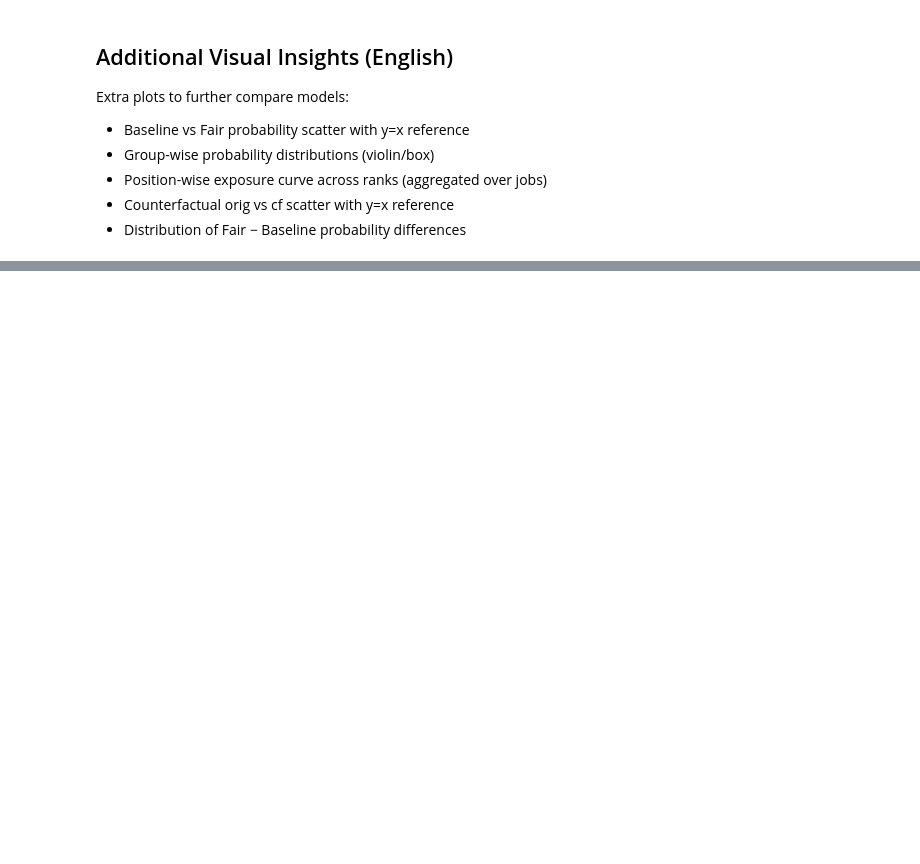
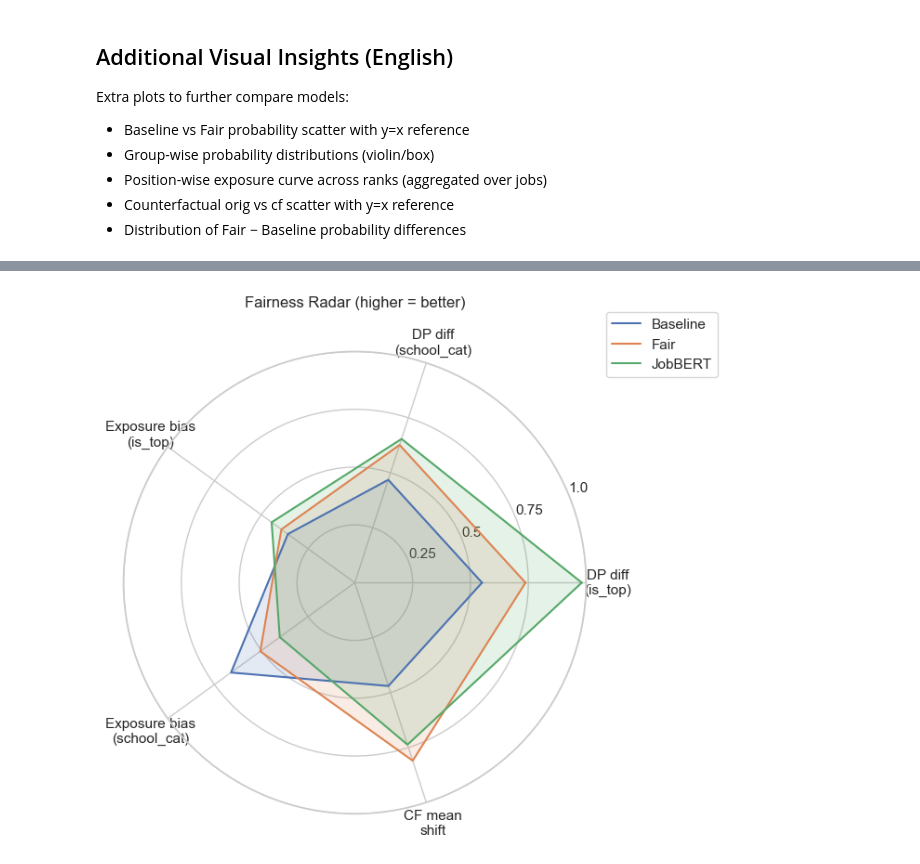
Before and after one commit to Edwarddev0723/bge-lora-fairness-finetuning, a Jupyter notebook: notebooks/05_scoring_and_counterfactual_eval.ipynb, the cells around one changed output, grey strips where cells are left out. Saved outputs shown, nothing was run; the diff lists cells and outputs as text; code cells hidden in the pictures; blank space fills up the shorter version.

```diff
--- a/notebooks/05_scoring_and_counterfactual_eval.ipynb
+++ b/notebooks/05_scoring_and_counterfactual_eval.ipynb
@@ -32,8 +32,17 @@ DATA_DIR = Path('..') / 'data' / 'eval'
 OUT_BASELINE = DATA_DIR / 'baseline_scored.csv'
 OUT_FAIR = DATA_DIR / 'fair_scored.csv'
 OUT_CF = DATA_DIR / 'counterfactual_scored.csv'
+OUT_ALL = DATA_DIR / 'all_models_scored.csv'  # unified output
 print(f'Device: {DEVICE}')
 print(f'Data dir: {DATA_DIR.resolve()}')
+
+# 1.1 Configurable parameters (adjust here)
+R_ACCEPT = 0.10      # acceptance rate for parity & flip metrics
+TOP_K = 10           # Top-K for exposure
+BATCH_BGE = 32       # batch size for BGE-based models
+BATCH_JOBBERT = 8    # batch size for JobBERT
+MAX_LEN_BGE = 256    # max length for BGE tokenizer
+print(f'Config => R_ACCEPT={R_ACCEPT}, TOP_K={TOP_K}, BATCH_BGE={BATCH_BGE}, BATCH_JOBBERT={BATCH_JOBBERT}')
 # %% [output]
 Device: mps
 Data dir: /Users/edwardhuang/Documents/GitHub/bge-lora-fairness-finetuning/data/eval
@@ -80,7 +92,6 @@ if LOCAL_FAIR_CKPT.exists():
         ckpt = torch.load(LOCAL_FAIR_CKPT, map_location=DEVICE)
         state = ckpt.get('model_state_dict', None) if isinstance(ckpt, dict) else None
         if state is None and isinstance(ckpt, dict):
-            # sometimes saved as plain state_dict
             state = ckpt
         if state is not None:
             missing, unexpected = fair_model.load_state_dict(state, strict=False)
@@ -96,6 +107,15 @@ else:
 fair_model.to(DEVICE)
 fair_model.eval()
 print('Fair model ready.')
+
+# 4.1 Load JobBERT (SentenceTransformer)
+try:
+    from sentence_transformers import SentenceTransformer, util as st_util
+    jobbert_model = SentenceTransformer('TechWolf/JobBERT-v2')
+    print('JobBERT model loaded.')
+except Exception as e:
+    jobbert_model = None
+    print(f'Failed to load JobBERT: {e}')
 # %% [output]
 Loaded local fair checkpoint: ../models/fair_adversarial/best_fairness_model.pt
   Missing keys: 391 | Unexpected keys: 715
@@ -829,0 +950,70 @@ Additional visuals completed. Figures saved to: ../reports/fairness_metrics
+# %%
+# 12) Fairness Radar (fixed ranges; higher = better)
+import numpy as np
+import matplotlib.pyplot as plt
+from pathlib import Path
+
+FIG_DIR = Path('..') / 'reports' / 'fairness_metrics'
+FIG_DIR.mkdir(parents=True, exist_ok=True)
+
+# Raw metrics (lower = fairer)
+metrics = {
+    "DP_diff_is_top": {"Baseline": 0.0225, "Fair": 0.0131, "JobBERT": 0.00094},
+    "DP_diff_school_cat": {"Baseline": 0.1064, "Fair": 0.0747, "JobBERT": 0.0692},
+    "Expo_bias_is_top": {"Baseline": 0.3854, "Fair": 0.3646, "JobBERT": 0.3333},
+    "Expo_bias_school_cat": {"Baseline": 0.1354, "Fair": 0.1979, "JobBERT": 0.2396},
+    "CF_mean_shift": {"Baseline": 0.0159, "Fair": 0.0057, "JobBERT": 0.00789},
+}
+
+# Fixed expected ranges per metric (tune as needed)
+RANGES = {
+    "DP_diff_is_top": (0.0, 0.05),
+    "DP_diff_school_cat": (0.0, 0.20),
+    "Expo_bias_is_top": (0.0, 0.60),
+    "Expo_bias_school_cat": (0.0, 0.40),
+    "CF_mean_shift": (0.0, 0.03),
+}
+
+FLOOR = 0.05  # avoid degenerate zero polygons
+models = ["Baseline", "Fair", "JobBERT"]
+dims = list(metrics.keys())
+
+fair_scores = {m: [] for m in models}
+for dim in dims:
+    lo, hi = RANGES[dim]
+    for m in models:
+        v = metrics[dim][m]
+        s = 1.0 - (v - lo) / max(hi - lo, 1e-9)  # lower is better
+        s = float(np.clip(s, 0.0, 1.0))
+        fair_scores[m].append(max(s, FLOOR))
+
+# Radar chart
+num_vars = len(dims)
+angles = np.linspace(0, 2 * np.pi, num_vars, endpoint=False).tolist()
+angles += angles[:1]
+def close(vals): return vals + vals[:1]
+
+plt.figure(figsize=(7, 7))
+ax = plt.subplot(111, polar=True)
+for model, color in zip(models, ['tab:blue', 'tab:green', 'tab:orange']):
+    vals = fair_scores[model]
+    ax.plot(angles, close(vals), label=model)
+    ax.fill(angles, close(vals), alpha=0.15)
+
+labels = [
+    "DP diff\n(is_top)",
+    "DP diff\n(school_cat)",
+    "Exposure bias\n(is_top)",
+    "Exposure bias\n(school_cat)",
+    "CF mean\nshift",
+]
+ax.set_xticks(angles[:-1]); ax.set_xticklabels(labels)
+ax.set_yticks([0.25, 0.5, 0.75, 1.0]); ax.set_yticklabels(["0.25","0.5","0.75","1.0"])
+ax.set_ylim(0, 1)
+plt.title("Fairness Radar (higher = better)", y=1.08)
+ax.legend(loc='upper right', bbox_to_anchor=(1.3, 1.1))
+plt.tight_layout()
+path = FIG_DIR / 'fairness_radar.png'
+plt.savefig(path, dpi=200)
+print('Saved:', path)
+# %% [output]
@@ -829,0 +1021 @@ Additional visuals completed. Figures saved to: ../reports/fairness_metrics
+[figure, added]
```
Also changed, not shown: parts of 22 cells of this notebook, 47 other files.
